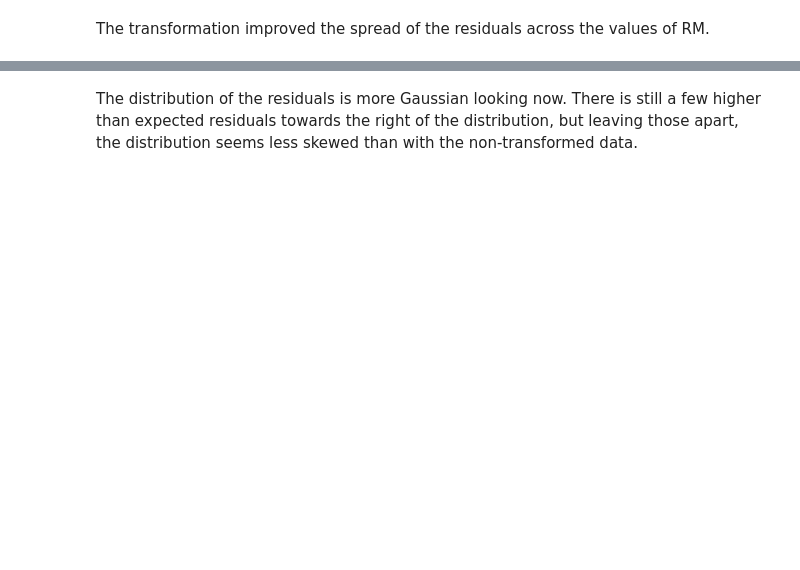
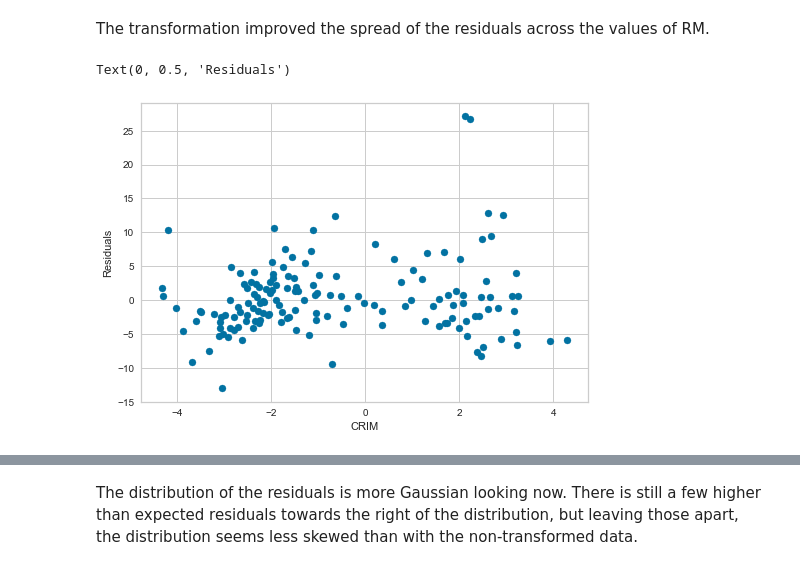
Before and after one commit to solegalli/feature-engineering-for-machine-learning, a Jupyter notebook: Section-03-Variable-Characteristics/03.4-Linear-Model-Assumptions.ipynb, the cells around one changed output, grey strips where cells are left out. Drawn from its saved outputs; the diff is of its cells as text; code cells hidden in the pictures; blank space fills up the shorter version.

```diff
--- a/Section-03-Variable-Characteristics/03.4-Linear-Model-Assumptions.ipynb
+++ b/Section-03-Variable-Characteristics/03.4-Linear-Model-Assumptions.ipynb
@@ -747,2 +760,9 @@ Text(0, 0.5, 'Residuals')
 # %% [markdown]
 The transformation improved the spread of the residuals across the values of RM.
+# %%
+plt.scatter(x=X_test['CRIM'], y=error)
+plt.xlabel('CRIM')
+plt.ylabel('Residuals')
+# %% [output]
+Text(0, 0.5, 'Residuals')
+[figure, added]
```
Also changed, not shown: parts of 10 cells of this notebook, 3 other files.
